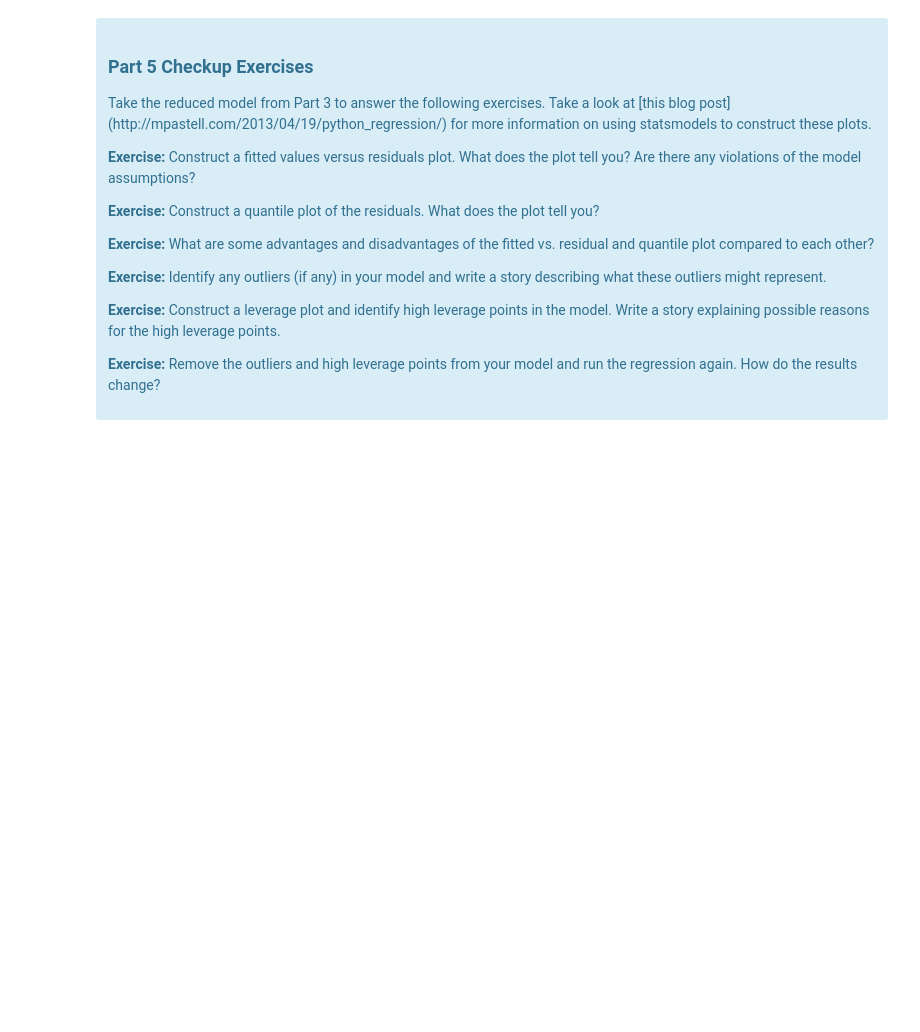
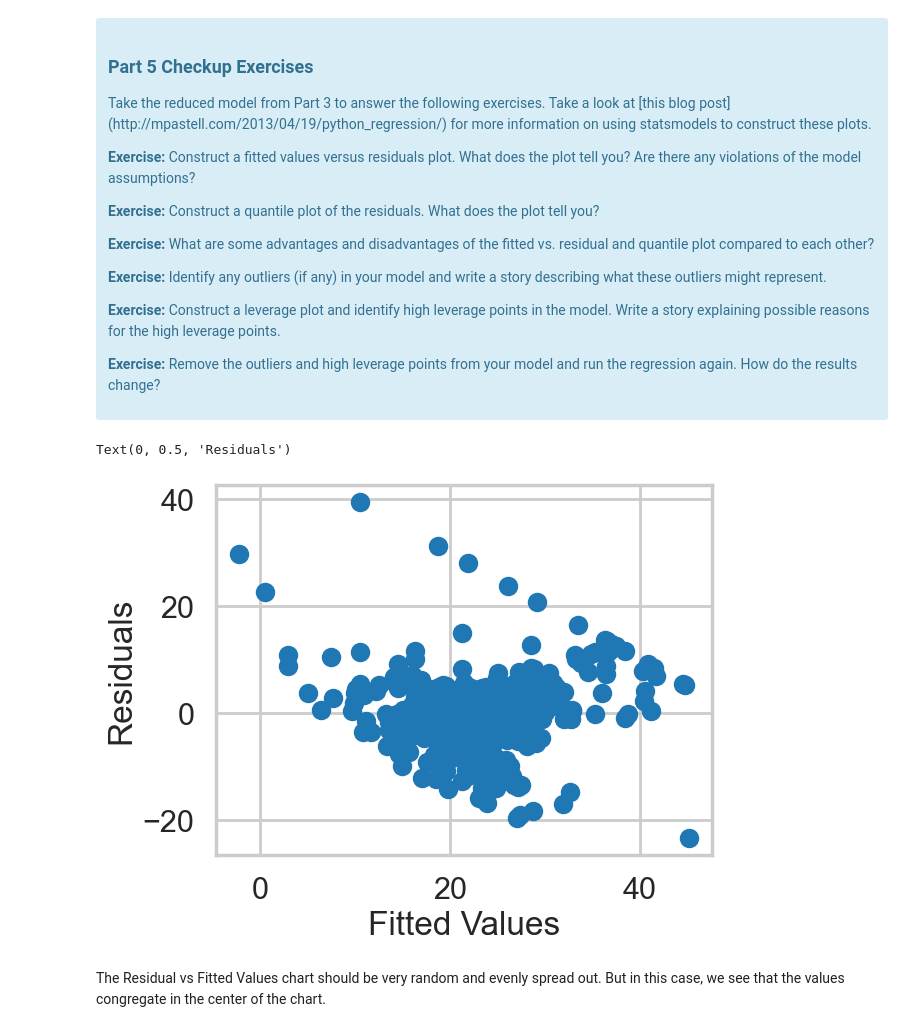
Before and after one commit to kwcode2016/mec-11.4.1-linear-regression-mini-project, a Jupyter notebook: Mini_Project_Linear_Regression.ipynb, the cells around one changed output. Cells and saved outputs as stored; diff of their text form; code cells hidden in the pictures; blank space fills up the shorter version.

```diff
--- a/Mini_Project_Linear_Regression.ipynb
+++ b/Mini_Project_Linear_Regression.ipynb
@@ -895,4 +893,15 @@ There are some other issues that are important investigate with linear regressio
 
 <p><b>Exercise:</b> Remove the outliers and high leverage points from your model and run the regression again. How do the results change?</p>
 </div>
+# %%
+# Your turn.
+# plt.scatter(m.resid, m.fittedvalues)
+plt.scatter(m.fittedvalues,m.resid)
+plt.xlabel('Fitted Values')
+plt.ylabel('Residuals')
+# %% [output]
+Text(0, 0.5, 'Residuals')
+[figure, added]
+# %% [markdown]
+The Residual vs Fitted Values chart should be very random and evenly spread out. But in this case, we see that the values congregate in the center of the chart.
 # %%
```
Also changed, not shown: parts of 5 cells of this notebook.
